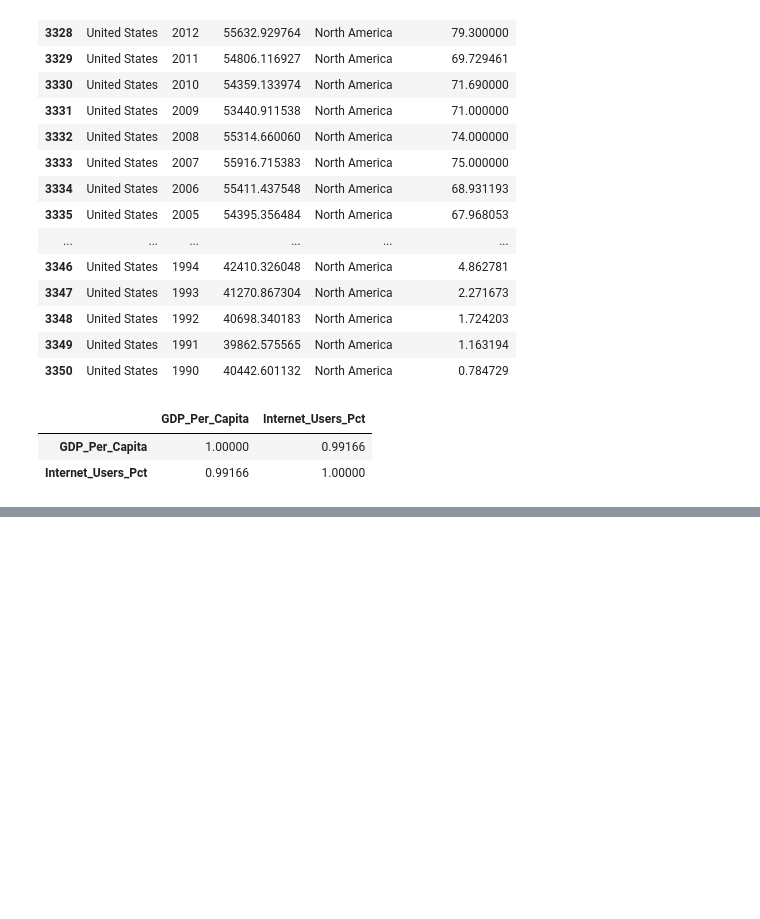
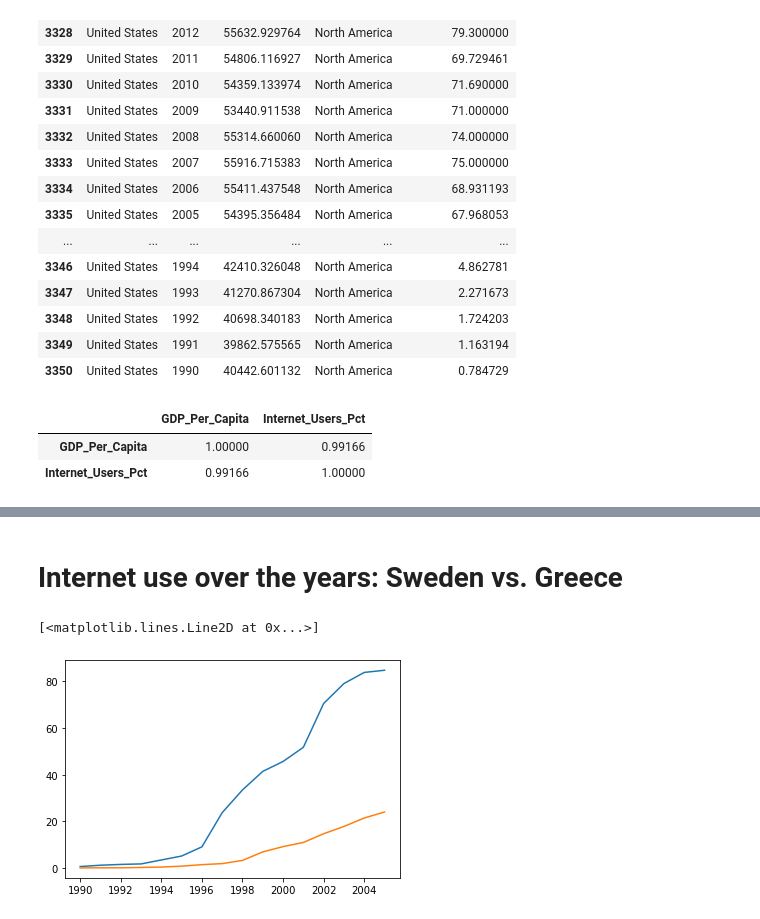
Before and after one commit to nedatahe/UN-data, a Jupyter notebook: notebooks/UN_Data_Exploration.ipynb, the cells around one changed output, grey strips where cells are left out. Cells and saved outputs as stored; diff of their text form; code cells hidden in the pictures; blank space fills up the shorter version.

```diff
--- a/notebooks/UN_Data_Exploration.ipynb
+++ b/notebooks/UN_Data_Exploration.ipynb
@@ -975,0 +1142,7 @@ USA[['GDP_Per_Capita', 'Internet_Users_Pct']].corr()
+# %%
+unemployment_internet = male_unemployment_internet.merge(female_unemployment_internet, on =  ['Country', 'Year', 'GDP_Per_Capita', 'Continent',
+       'Internet_Users_Pct'])
+# %%
+unemployment_internet = unemployment_internet.rename(columns = {'Unemployment_Pct_x': 'M_Unemployment', 'Unemployment_Pct_y': 'F_Unemployment'})
+# %%
+unemployment_internet['Unemployment_Pct'] = unemployment_internet['M_Unemployment'] + unemployment_internet['F_Unemployment']
@@ -975,0 +1188,12 @@ USA[['GDP_Per_Capita', 'Internet_Users_Pct']].corr()
+# %% [markdown]
+# Internet use over the years: Sweden vs. Greece
+# %%
+sweden = unemployment_internet[unemployment_internet['Country'] == 'Sweden']
+greece = unemployment_internet[unemployment_internet['Country'] == 'Greece']
+# %%
+plt.plot(sweden['Year'], sweden['Internet_Users_Pct']) # Blue
+plt.plot(greece['Year'], greece['Internet_Users_Pct']) # Orange
+plt.title
+# %% [output]
+[<matplotlib.lines.Line2D at 0x...>]
+[figure, added]
```
Also changed, not shown: parts of 54 cells of this notebook.
